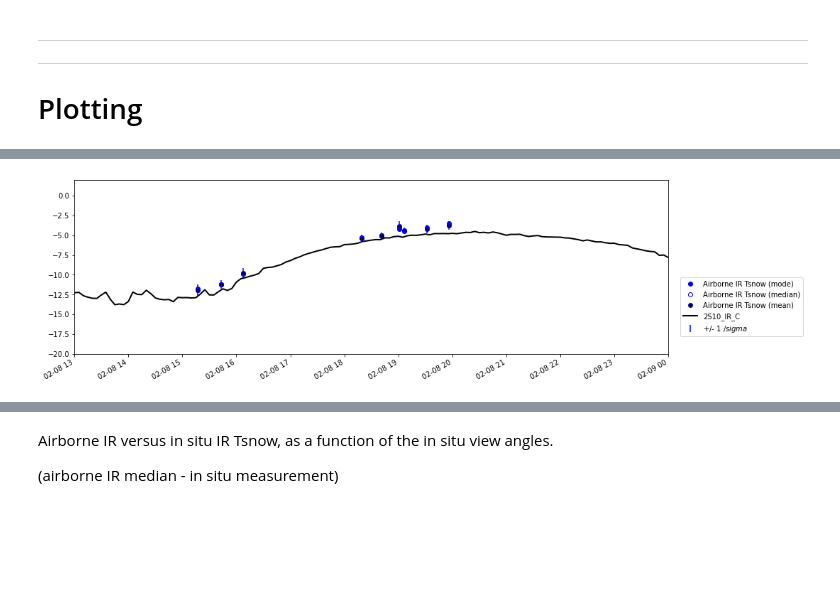
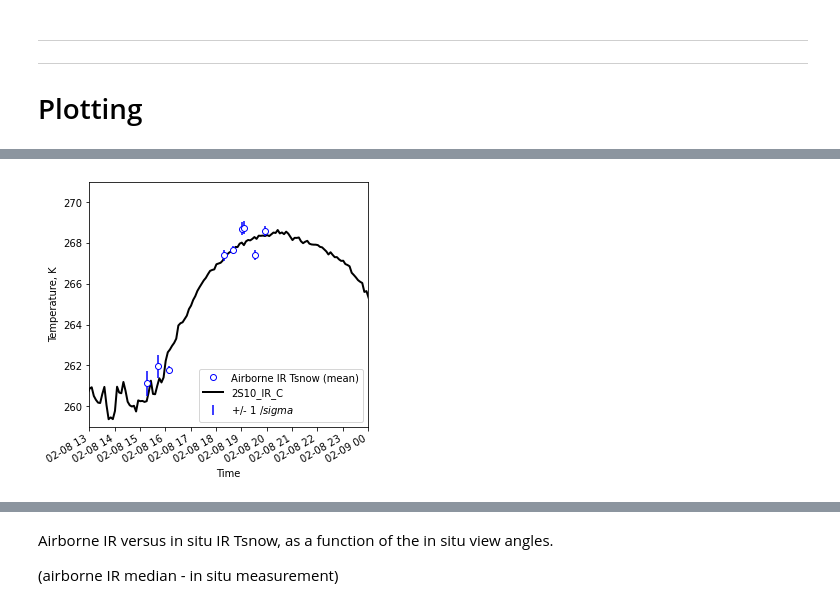
Before and after one commit to spestana/snowex2020, a Jupyter notebook: airborne_ir_feb8.ipynb, the cells around one changed output, grey strips where cells are left out. Drawn from its saved outputs; the diff is of its cells as text; code cells hidden in the pictures; blank space fills up the shorter version.

```diff
--- a/airborne_ir_feb8.ipynb
+++ b/airborne_ir_feb8.ipynb
@@ -255,0 +234,3 @@ See the caveats in the documentation: https://pandas.pydata.org/pandas-docs/stab
+# %%
+df_merged = pd.read_csv(r'C:\Users\steve\OneDrive\Documents\School Stuff\UW\Mountain Hydrology Research Group\MountainGOES\Mountain GOES Paper\Paper 2 - satellite vs ground\GOES-16_ABI_data\merged_datasets.csv')
+df_merged.set_index(pd.to_datetime(df_merged.datetime), inplace=True)
@@ -338,4 +364,5 @@ Text(0.5, 0, 'Box size (pixels)')
 # %%
+target = 'snow pit'
 # Set the spatial extent for the area to look at
 x=500 # meters, window will be a square 2x along each side
 
@@ -347,6 +374,8 @@ if target == 'snow pit':
     # snow pit 2s10 area
     utm_xmin, utm_xmax = snow_pit_df.geometry.x.values[0]-x, snow_pit_df.geometry.x.values[0]+x #221800-x, 221800+x
     utm_ymin, utm_ymax = snow_pit_df.geometry.y.values[0]-x, snow_pit_df.geometry.y.values[0]+x
+
+
 
 times = []
 Tsnow_airborneIR_peak = []
@@ -390,7 +419,7 @@ for time_index, time_step in enumerate(ds.time):
 
         # plot histograms
         data = ds.STCtemp.sel(x=slice(utm_xmin, utm_xmax),y=slice(utm_ymin, utm_ymax), time=time_step).values
-        x_peaks, y_peaks, x_hist, y_hist = get_hist_peaks(data, n_peaks=1)
+        x_peaks, y_peaks, x_hist, y_hist = get_hist_peaks(data, n_peaks=2)
         x_trough, _, _, _ = get_hist_trough(data)
         if len(x_peaks) == 1: # add some placeholder data if we only are looking at n_peaks=1
             x_peaks = np.append(x_peaks, -9999)
@@ -492,55 +517,55 @@ Text(0.5, 1.0, 'Single pixel Tss versus Histogram Tss')
 # %%
 if target == 'mesa west':
 
-    fig, ax =plt.subplots(1,1,figsize=(15,5))
+    fig, ax =plt.subplots(1,1,figsize=(5,5))
 
-    ax.plot(times,Tsnow_airborneIR_peak,'ob', label='Airborne IR Tsnow (mode)')
-    ax.plot(times,Ttree_airborneIR_peak,'^g', label='Airborne IR Ttree (mode)')
-    ax.plot(times,Tsnow_airborneIR_median,'ob', markerfacecolor='w', label='Airborne IR Tsnow (median)')
-    ax.plot(times,Ttree_airborneIR_median,'^g', markerfacecolor='w', label='Airborne IR Ttree (median)')
-    ax.plot(times,Tsnow_airborneIR_mean,'ob', markerfacecolor='k', label='Airborne IR Tsnow (mean)')
-    ax.plot(times,Ttree_airborneIR_mean,'^g', markerfacecolor='k', label='Airborne IR Ttree (mean)')
+    #ax.plot(times,Ttree_airborneIR_peak+273.15,'^g', label='Airborne IR Ttree (mode)')
+    #ax.plot(times,Ttree_airborneIR_median+273.15,'^g', markerfacecolor='w', label='Airborne IR Ttree (median)')
+    ax.plot(times,Ttree_airborneIR_mean+273.15,'^g', markerfacecolor='k', label='Airborne IR Ttree (mean)')
 
-
-    ax.errorbar(x=times,y=Tsnow_airborneIR_mean, yerr=Tsnow_airborneIR_std, color='b', linestyle='none', label='+/- 1 $/sigma$')
-    ax.errorbar(x=times,y=Ttree_airborneIR_mean, yerr=Ttree_airborneIR_std, color='g', linestyle='none', label='+/- 1 $/sigma$')
+    ax.errorbar(x=times,y=Ttree_airborneIR_mean+273.15, yerr=Ttree_airborneIR_std, color='g', linestyle='none', label='+/- 1 $/sigma$')
 
     #gm1.rad_avg.plot(ax=ax, linestyle='-', linewidth=2, c='k', label='2S10_IR_C', zorder=99)
 
-    df.AirTC_10ft_Avg_C.plot(ax=ax, label='AirTC_10ft_Avg_C',linestyle='--')
-    df.AirTC_20ft_Avg_C.plot(ax=ax, label='AirTC_20ft_Avg_C',linestyle='--')
-    df.IRtarget_nadir1_C_Avg.plot(ax=ax, label='IRtarget_nadir1_C_Avg')
+    #df.AirTC_10ft_Avg_C.plot(ax=ax, label='AirTC_10ft_Avg_C',linestyle='--')
+    (df_merged.AirTC_20ft_Avg).plot(ax=ax, label='AirTC_20ft_Avg_C',linestyle='--', color='k')
+    #df.IRtarget_nadir1_C_Avg.plot(ax=ax, label='IRtarget_nadir1_C_Avg')
     #df.IRtarget_nadir2_C_Avg.plot(ax=ax, label='IRtarget_nadir2_C_Avg')
-    df.IRtarget_30degN_C_Avg.plot(ax=ax, label='IRtarget_30degN_C_Avg')
+    #df.IRtarget_30degN_C_Avg.plot(ax=ax, label='IRtarget_30degN_C_Avg')
     #df.TsnowTrue.plot(ax=ax, c='tab:blue', label='West Met station Tsnow')
     #df.TtreeTrue.plot(ax=ax, c='tab:green', label='West Met station Tair')
     #df.TsnowEst.plot(marker='.',ax=ax)
     #df.TtreeEst.plot(marker='.',ax=ax)
 
     ax.set_xlim(np.datetime64('2020-02-08T13'),np.datetime64('2020-02-09T00'))
-    ax.set_ylim(-20,2)
+    ax.set_ylim(265,275)
+    ax.set_ylabel('Temperature, K')
+    ax.set_xlabel('Time')
 
-    plt.legend(loc=(1.02,0.1))
+    plt.legend(loc='lower right')
 
     #ax2 = ax.twinx()
     #df.Solar.plot(ax=ax2)
 
 if target == 'snow pit':
-    fig, ax =plt.subplots(1,1,figsize=(15,5))
+    fig, ax =plt.subplots(1,1,figsize=(5,5))
 
-    ax.plot(times,Tsnow_airborneIR_peak,'ob', label='Airborne IR Tsnow (mode)')
-    ax.plot(times,Tsnow_airborneIR_median,'ob', markerfacecolor='w', label='Airborne IR Tsnow (median)')
-    ax.plot(times,Tsnow_airborneIR_mean,'ob', markerfacecolor='k', label='Airborne IR Tsnow (mean)')
+    #ax.plot(times,Tsnow_airborneIR_peak,'ob', label='Airborne IR Tsnow (mode)')
+    #ax.plot(times,Tsnow_airborneIR_median,'ob', markerfacecolor='w', label='Airborne IR Tsnow (median)')
+    ax.plot(times,Tsnow_airborneIR_mean+273.15,'ob', markerfacecolor='w', label='Airborne IR Tsnow (mean)', zorder=999)
 
-    ax.errorbar(x=times,y=Tsnow_airborneIR_mean, yerr=Tsnow_airborneIR_std, color='b', linestyle='none', label='+/- 1 $/sigma$')
+    ax.errorbar(x=times,y=Tsnow_airborneIR_mean+273.15, yerr=Tsnow_airborneIR_std, color='b', linestyle='none', label='+/- 1 $/sigma$')
 
-    gm1.rad_avg.plot(ax=ax, linestyle='-', linewidth=2, c='k', label='2S10_IR_C', zorder=99)
+    #gm1.rad_avg.plot(ax=ax, linestyle='-', linewidth=2, c='k', label='2S10_IR_C', zorder=99)
+    (df_merged.rad_avg).plot(ax=ax, linestyle='-', linewidth=2, c='k', label='2S10_IR_C', zorder=-999)
 
     ax.set_xlim(np.datetime64('2020-02-08T13'),np.datetime64('2020-02-09T00'))
-    ax.set_ylim(-20,2)
+    ax.set_ylim(259,271)
+    ax.set_ylabel('Temperature, K')
+    ax.set_xlabel('Time')
 
-    plt.legend(loc=(1.02,0.1))
+    plt.legend(loc='lower right')
 # %% [output]
-[figure, old version]
+[figure, new version]
 # %%
 # Select a time window from the timeseries data around each airborne or satellite observation
```
Also changed, not shown: parts of 30 cells of this notebook, 1 other file.
